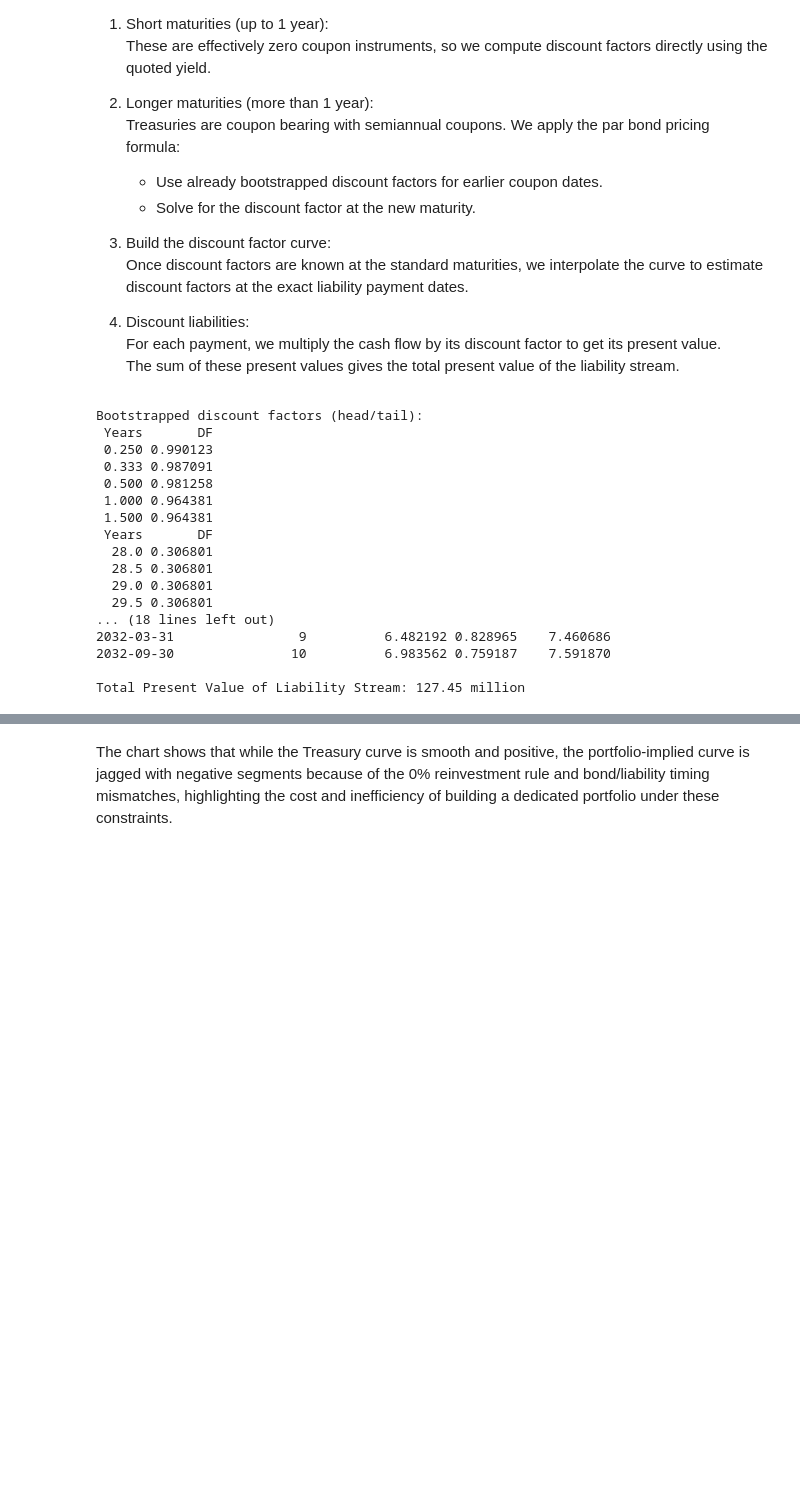
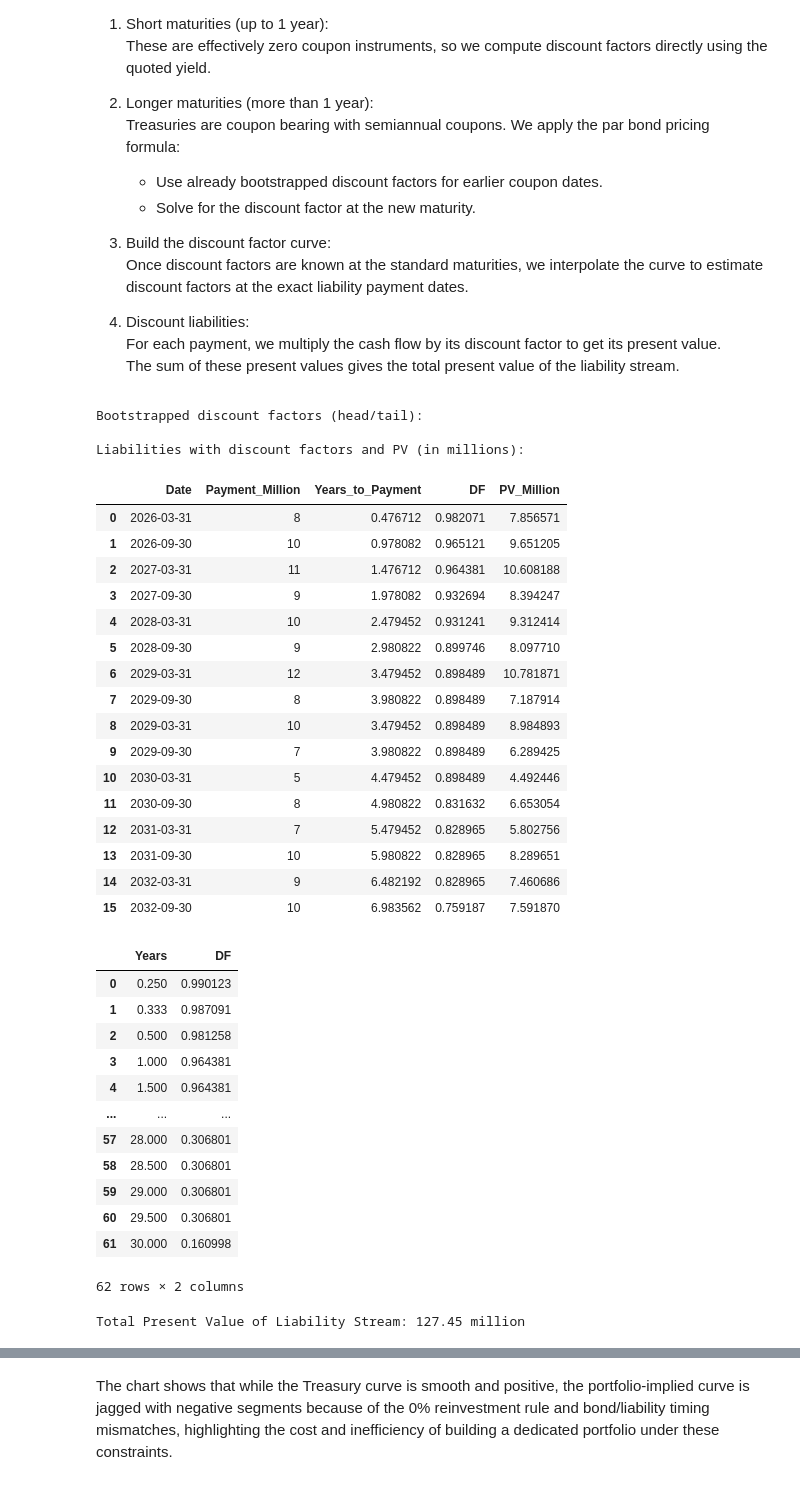
Before and after one commit to Teyymour/CMOR462_Project1, a Jupyter notebook: CMOR462_Project1.ipynb, the cells around one changed output, grey strips where cells are left out. Cells and saved outputs as stored; diff of their text form; code cells hidden in the pictures; blank space fills up the shorter version.

```diff
--- a/CMOR462_Project1.ipynb
+++ b/CMOR462_Project1.ipynb
@@ -170,51 +170,70 @@ for _, row in yields_df.iterrows():
         for i in range(1, n):
             ti = i/2
             key = round(ti,6)
             if key not in DFs:
                 known_T = np.array(sorted(DFs.keys()))
                 known_DF = np.array([DFs[k] for k in known_T])
                 DFs[key] = float(np.interp(ti, known_T, known_DF))
             pv_coupons += 100*c * DFs[key]
         DF_T = (100 - pv_coupons) / (100*(1+c))
         DFs[round(T,6)] = DF_T
 
 df_curve = pd.DataFrame({'Years': list(DFs.keys()), 'DF': list(DFs.values())}).sort_values('Years').reset_index(drop=True)
 
 def df_interp(t):
     T_known = df_curve['Years'].values
     DF_known = df_curve['DF'].values
     return float(np.interp(t, T_known, DF_known))
 
 liabilities_df['DF'] = liabilities_df['Years_to_Payment'].apply(df_interp)
 liabilities_df['PV_Million'] = liabilities_df['Payment_Million'] * liabilities_df['DF']
 total_pv = liabilities_df['PV_Million'].sum()
 
 print("Bootstrapped discount factors (head/tail):")
-print(df_curve.head().to_string(index=False))
-print(df_curve.tail().to_string(index=False))
+df_curve.head().to_string
+df_curve.tail()
 
 print("\nLiabilities with discount factors and PV (in millions):")
-print(liabilities_df[['Date','Payment_Million','Years_to_Payment','DF','PV_Million']].to_string(index=False))
+display(liabilities_df[['Date','Payment_Million','Years_to_Payment','DF','PV_Million']])
+
+display(df_curve)
 
 print(f"\nTotal Present Value of Liability Stream: {total_pv:,.2f} million")
 # %% [output]
 Bootstrapped discount factors (head/tail):
- Years       DF
- 0.250 0.990123
- 0.333 0.987091
- 0.500 0.981258
- 1.000 0.964381
- 1.500 0.964381
- Years       DF
-  28.0 0.306801
-  28.5 0.306801
-  29.0 0.306801
-  29.5 0.306801
-... (18 lines left out)
-2032-03-31                9          6.482192 0.828965    7.460686
-2032-09-30               10          6.983562 0.759187    7.591870
 
-Total Present Value of Liability Stream: 127.45 million
+Liabilities with discount factors and PV (in millions):
+|  | Date | Payment_Million | Years_to_Payment | DF | PV_Million |
+| 0 | 2026-03-31 | 8 | 0.476712 | 0.982071 | 7.856571 |
+| 1 | 2026-09-30 | 10 | 0.978082 | 0.965121 | 9.651205 |
+| 2 | 2027-03-31 | 11 | 1.476712 | 0.964381 | 10.608188 |
+| 3 | 2027-09-30 | 9 | 1.978082 | 0.932694 | 8.394247 |
+| 4 | 2028-03-31 | 10 | 2.479452 | 0.931241 | 9.312414 |
+| 5 | 2028-09-30 | 9 | 2.980822 | 0.899746 | 8.097710 |
+| 6 | 2029-03-31 | 12 | 3.479452 | 0.898489 | 10.781871 |
+| 7 | 2029-09-30 | 8 | 3.980822 | 0.898489 | 7.187914 |
+| 8 | 2029-03-31 | 10 | 3.479452 | 0.898489 | 8.984893 |
+| 9 | 2029-09-30 | 7 | 3.980822 | 0.898489 | 6.289425 |
+| 10 | 2030-03-31 | 5 | 4.479452 | 0.898489 | 4.492446 |
+| 11 | 2030-09-30 | 8 | 4.980822 | 0.831632 | 6.653054 |
+| 12 | 2031-03-31 | 7 | 5.479452 | 0.828965 | 5.802756 |
+| 13 | 2031-09-30 | 10 | 5.980822 | 0.828965 | 8.289651 |
+| 14 | 2032-03-31 | 9 | 6.482192 | 0.828965 | 7.460686 |
+| 15 | 2032-09-30 | 10 | 6.983562 | 0.759187 | 7.591870 |
+|  | Years | DF |
+| 0 | 0.250 | 0.990123 |
+| 1 | 0.333 | 0.987091 |
+| 2 | 0.500 | 0.981258 |
+| 3 | 1.000 | 0.964381 |
+| 4 | 1.500 | 0.964381 |
+| ... | ... | ... |
+| 57 | 28.000 | 0.306801 |
+| 58 | 28.500 | 0.306801 |
+| 59 | 29.000 | 0.306801 |
+| 60 | 29.500 | 0.306801 |
+| 61 | 30.000 | 0.160998 |
+62 rows × 2 columns
+Total Present Value of Liability Stream: 127.45 million
 # %%
 #LP
 
```
Also changed, not shown: parts of 3 cells of this notebook.
